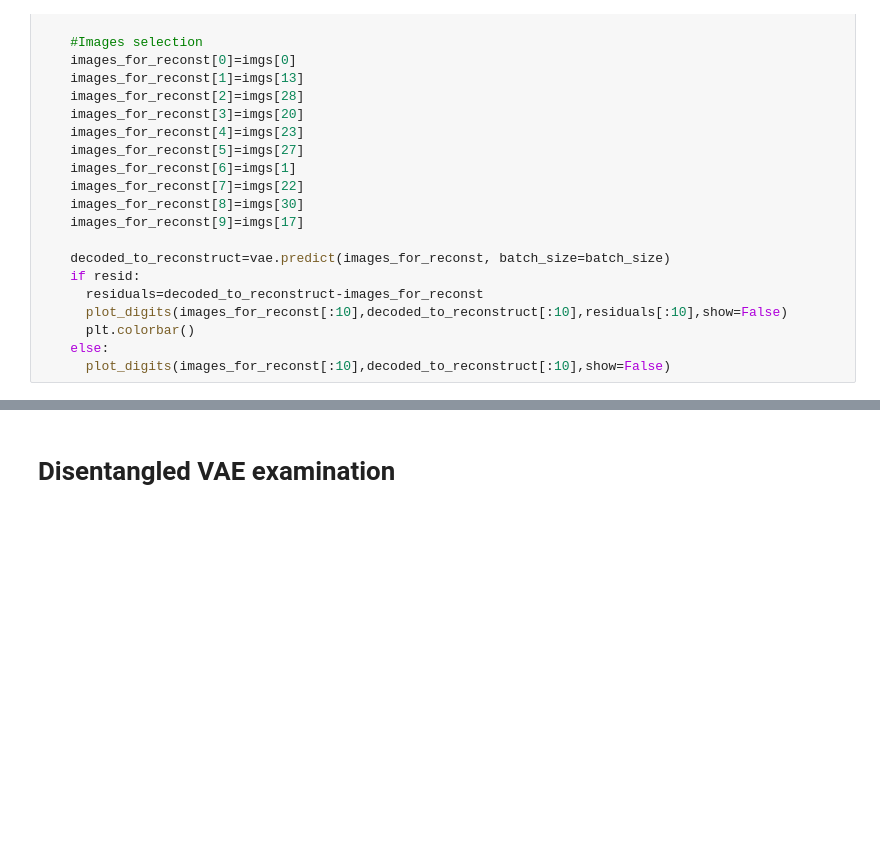
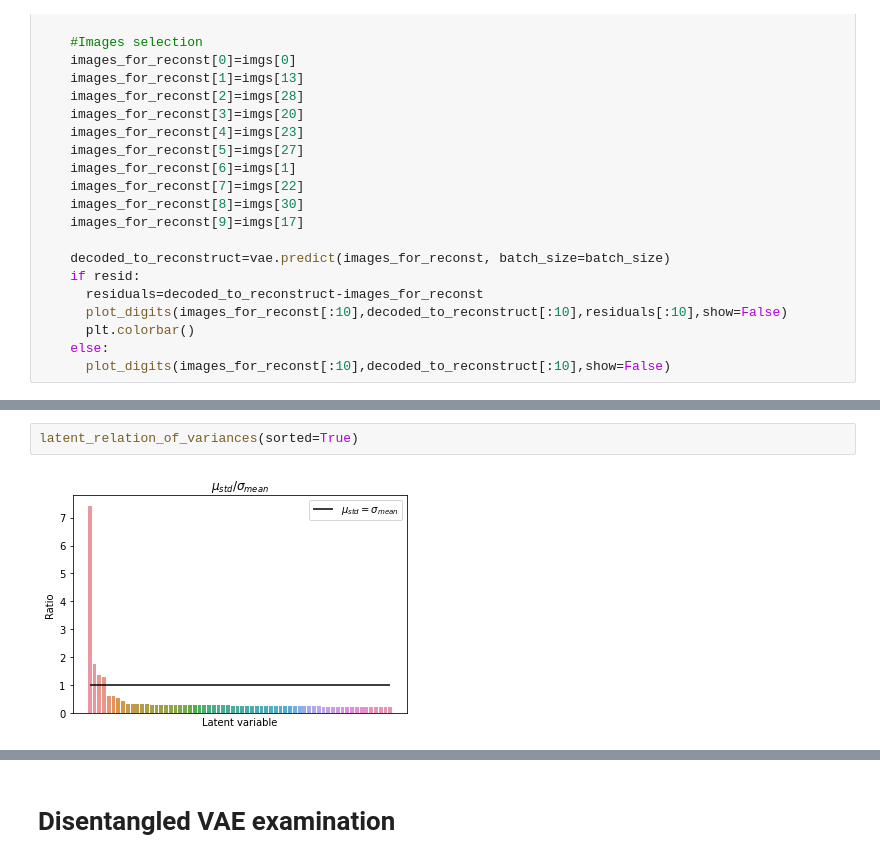
Before and after one commit to egorssed/Astrophysics, a Jupyter notebook: Disentangled_BCE_VAE.ipynb, the cells around one changed output, grey strips where cells are left out. Saved outputs shown, nothing was run; the diff lists cells and outputs as text; blank space fills up the shorter version.

```diff
--- a/Disentangled_BCE_VAE.ipynb
+++ b/Disentangled_BCE_VAE.ipynb
@@ -513,0 +556,4 @@ def present_reconstruction(resid=False):
+# %%
+latent_relation_of_variances(sorted=True)
+# %% [output]
+[figure, added]
```
Also changed, not shown: parts of 72 cells of this notebook.
